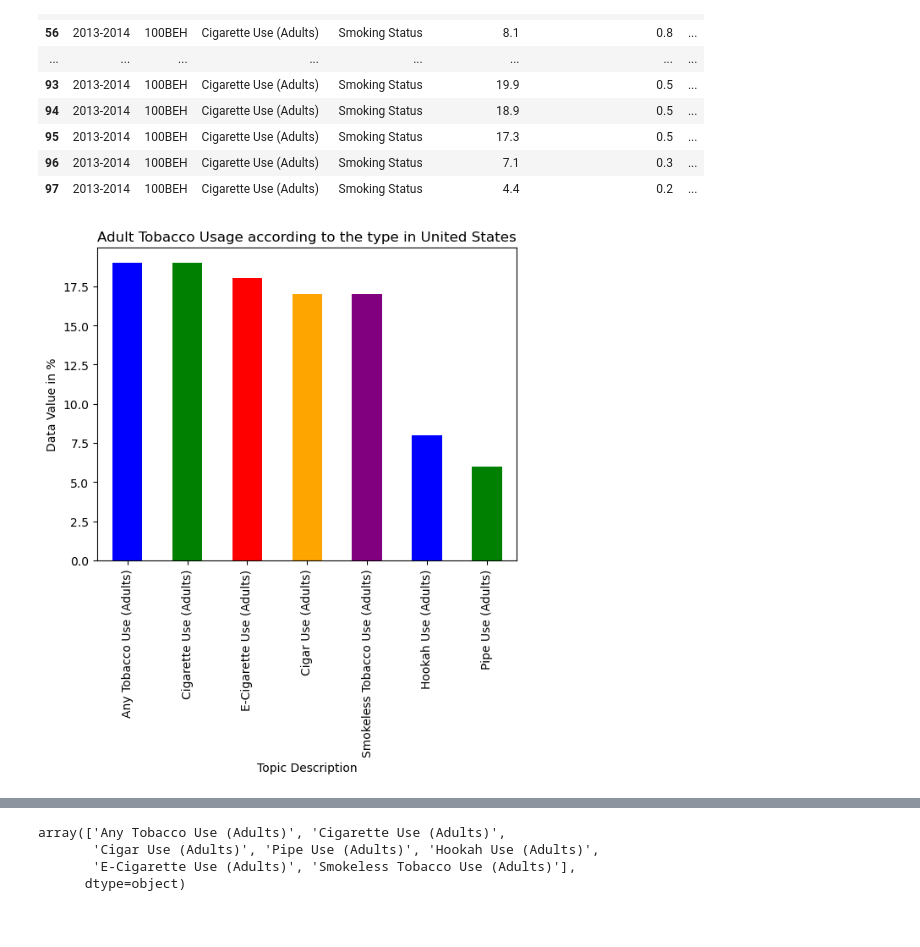
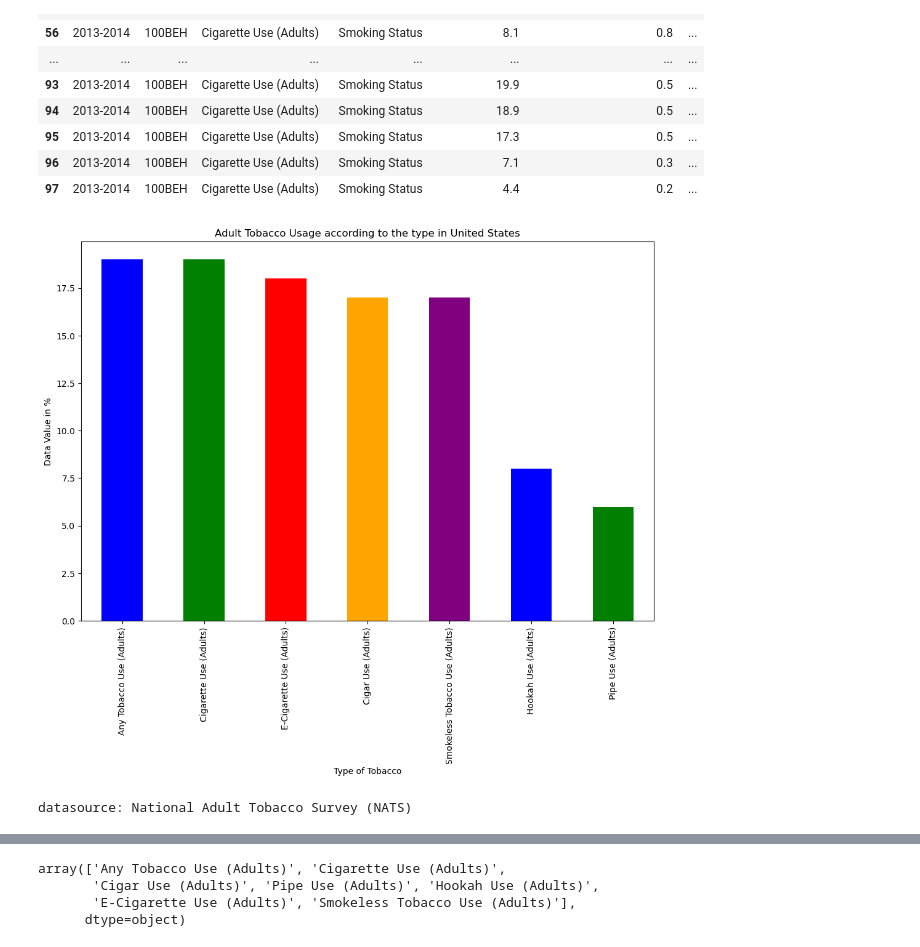
Before and after one commit to Sueraaa/project1-group5, a Jupyter notebook: Project_1/Code/National_Adult_Tobacco_Survey.ipynb, the cells around one changed output, grey strips where cells are left out. Drawn from its saved outputs; the diff is of its cells as text; code cells hidden in the pictures.

```diff
--- a/Project_1/Code/National_Adult_Tobacco_Survey.ipynb
+++ b/Project_1/Code/National_Adult_Tobacco_Survey.ipynb
@@ -226,21 +227,27 @@ cigarette_use_data
 # %%
 ## All data groups in a bar chart
 # Count the number of occurances for each topic
 total_counts = renamed_df['Topic Description'].value_counts()
 
 # Create a list of colors (you can customize this)
 colors = ['blue', 'green', 'red', 'orange', 'purple']
 
+# Create a larger figure
+plt.figure(figsize=(12, 8))
+
 # Create a bar plot
 total_counts.plot(kind='bar', color=colors)
 
-# Add labels
+# Add labels and save image
 plt.title('Adult Tobacco Usage according to the type in United States')
-plt.xlabel('Topic Description')
+plt.xlabel('Type of Tobacco')
 plt.ylabel('Data Value in %')
+plt.savefig("../Output_Files/Adult Tobacco Usage according to the type in United States.png", bbox_inches='tight')
 plt.show()
+print("datasource: National Adult Tobacco Survey (NATS)")
 # %% [output]
-[figure, old version]
+[figure, new version]
+datasource: National Adult Tobacco Survey (NATS)
 # %%
 ## All data grops in a pie chart
 # Create a pie chart
```
Also changed, not shown: parts of 19 cells of this notebook, 13 other files.
